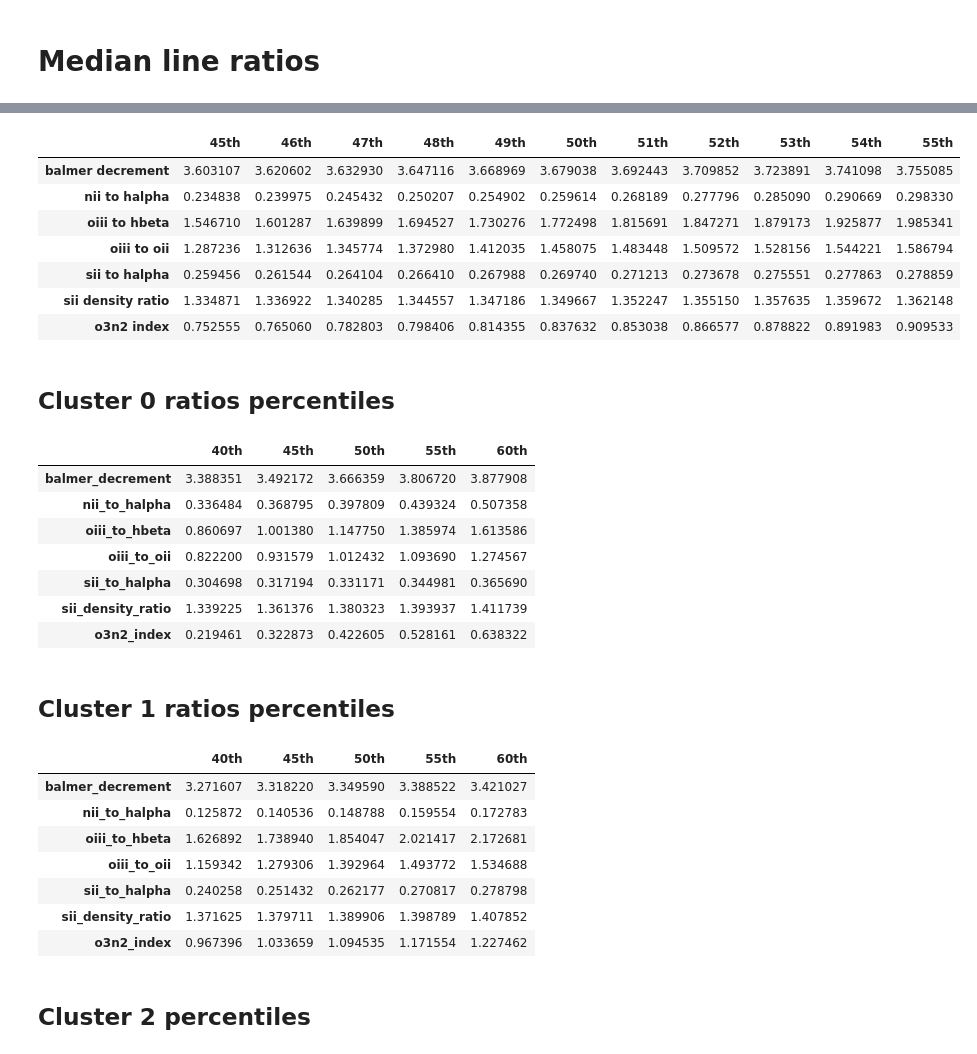
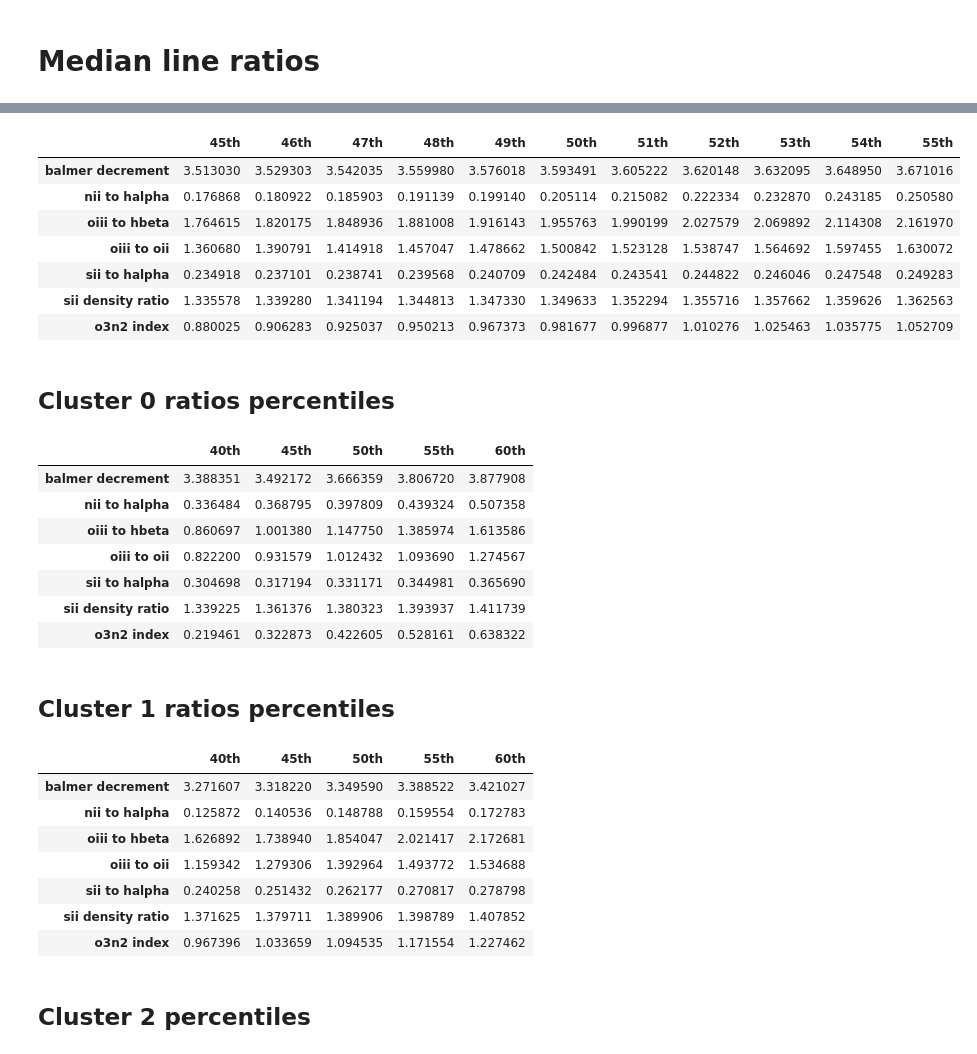
Before and after one commit to ed-ortizm/xai-astronomy, a Jupyter notebook: thesis/04_clustering_xai/03_se_cluster_analysis.ipynb, the cells around one changed output, grey strips where cells are left out. Drawn from its saved outputs; the diff is of its cells as text; code cells hidden in the pictures.

```diff
--- a/thesis/04_clustering_xai/03_se_cluster_analysis.ipynb
+++ b/thesis/04_clustering_xai/03_se_cluster_analysis.ipynb
@@ -616,62 +594,71 @@ median_cluster_ratios_df
 # %%
 percentiles = np.arange(0.45, 0.55, 0.01)
-ratios_percentiles_df = df[SDSS_NEBULAR_LINES_RATIOS_NAMES].quantile(q=percentiles).T
+ratios_percentiles_df = cluster_meta_df[
+    SDSS_NEBULAR_LINES_RATIOS_NAMES
+].quantile(q=percentiles).T
+# ].quantile(q=percentiles)
+
 # map index name by replacing the '_' with ' ' for better readability
-median_cluster_ratios_df.columns = [
-    col.replace("_", " ") for col in median_cluster_ratios_df.columns
-]
 ratios_percentiles_df.index = [
     idx.replace("_", " ") for idx in ratios_percentiles_df.index
 ]
 ratios_percentiles_df.columns = [f"{int(q * 100)}th" for q in percentiles]
 ratios_percentiles_df
 # %% [output]
 |  | 45th | 46th | 47th | 48th | 49th | 50th | 51th | 52th | 53th | 54th | 55th |
-| balmer decrement | 3.603107 | 3.620602 | 3.632930 | 3.647116 | 3.668969 | 3.679038 | 3.692443 | 3.709852 | 3.723891 | 3.741098 | 3.755085 |
-| nii to halpha | 0.234838 | 0.239975 | 0.245432 | 0.250207 | 0.254902 | 0.259614 | 0.268189 | 0.277796 | 0.285090 | 0.290669 | 0.298330 |
-| oiii to hbeta | 1.546710 | 1.601287 | 1.639899 | 1.694527 | 1.730276 | 1.772498 | 1.815691 | 1.847271 | 1.879173 | 1.925877 | 1.985341 |
-| oiii to oii | 1.287236 | 1.312636 | 1.345774 | 1.372980 | 1.412035 | 1.458075 | 1.483448 | 1.509572 | 1.528156 | 1.544221 | 1.586794 |
-| sii to halpha | 0.259456 | 0.261544 | 0.264104 | 0.266410 | 0.267988 | 0.269740 | 0.271213 | 0.273678 | 0.275551 | 0.277863 | 0.278859 |
-| sii density ratio | 1.334871 | 1.336922 | 1.340285 | 1.344557 | 1.347186 | 1.349667 | 1.352247 | 1.355150 | 1.357635 | 1.359672 | 1.362148 |
-| o3n2 index | 0.752555 | 0.765060 | 0.782803 | 0.798406 | 0.814355 | 0.837632 | 0.853038 | 0.866577 | 0.878822 | 0.891983 | 0.909533 |
+| balmer decrement | 3.513030 | 3.529303 | 3.542035 | 3.559980 | 3.576018 | 3.593491 | 3.605222 | 3.620148 | 3.632095 | 3.648950 | 3.671016 |
+| nii to halpha | 0.176868 | 0.180922 | 0.185903 | 0.191139 | 0.199140 | 0.205114 | 0.215082 | 0.222334 | 0.232870 | 0.243185 | 0.250580 |
+| oiii to hbeta | 1.764615 | 1.820175 | 1.848936 | 1.881008 | 1.916143 | 1.955763 | 1.990199 | 2.027579 | 2.069892 | 2.114308 | 2.161970 |
+| oiii to oii | 1.360680 | 1.390791 | 1.414918 | 1.457047 | 1.478662 | 1.500842 | 1.523128 | 1.538747 | 1.564692 | 1.597455 | 1.630072 |
+| sii to halpha | 0.234918 | 0.237101 | 0.238741 | 0.239568 | 0.240709 | 0.242484 | 0.243541 | 0.244822 | 0.246046 | 0.247548 | 0.249283 |
+| sii density ratio | 1.335578 | 1.339280 | 1.341194 | 1.344813 | 1.347330 | 1.349633 | 1.352294 | 1.355716 | 1.357662 | 1.359626 | 1.362563 |
+| o3n2 index | 0.880025 | 0.906283 | 0.925037 | 0.950213 | 0.967373 | 0.981677 | 0.996877 | 1.010276 | 1.025463 | 1.035775 | 1.052709 |
 # %% [markdown]
 ## Cluster 0 ratios percentiles
 # %%
-cluster_mask = df["cluster"] == 0
+cluster_mask = cluster_meta_df["cluster"] == 0
 percentiles = np.arange(0.40, 0.65, 0.05)
-ratios_percentiles_df = df.loc[
+ratios_percentiles_df = cluster_meta_df.loc[
     cluster_mask, SDSS_NEBULAR_LINES_RATIOS_NAMES
 ].quantile(q=percentiles).T
+# map index name by replacing the '_' with ' ' for better readability
+ratios_percentiles_df.index = [
+    idx.replace("_", " ") for idx in ratios_percentiles_df.index
+]
 ratios_percentiles_df.columns = [f"{int(q * 100)}th" for q in percentiles]
 ratios_percentiles_df
 # %% [output]
 |  | 40th | 45th | 50th | 55th | 60th |
-| balmer_decrement | 3.388351 | 3.492172 | 3.666359 | 3.806720 | 3.877908 |
-| nii_to_halpha | 0.336484 | 0.368795 | 0.397809 | 0.439324 | 0.507358 |
-| oiii_to_hbeta | 0.860697 | 1.001380 | 1.147750 | 1.385974 | 1.613586 |
-| oiii_to_oii | 0.822200 | 0.931579 | 1.012432 | 1.093690 | 1.274567 |
-| sii_to_halpha | 0.304698 | 0.317194 | 0.331171 | 0.344981 | 0.365690 |
-| sii_density_ratio | 1.339225 | 1.361376 | 1.380323 | 1.393937 | 1.411739 |
-| o3n2_index | 0.219461 | 0.322873 | 0.422605 | 0.528161 | 0.638322 |
+| balmer decrement | 3.388351 | 3.492172 | 3.666359 | 3.806720 | 3.877908 |
+| nii to halpha | 0.336484 | 0.368795 | 0.397809 | 0.439324 | 0.507358 |
+| oiii to hbeta | 0.860697 | 1.001380 | 1.147750 | 1.385974 | 1.613586 |
+| oiii to oii | 0.822200 | 0.931579 | 1.012432 | 1.093690 | 1.274567 |
+| sii to halpha | 0.304698 | 0.317194 | 0.331171 | 0.344981 | 0.365690 |
+| sii density ratio | 1.339225 | 1.361376 | 1.380323 | 1.393937 | 1.411739 |
+| o3n2 index | 0.219461 | 0.322873 | 0.422605 | 0.528161 | 0.638322 |
 # %% [markdown]
 ## Cluster 1 ratios percentiles
 # %%
-cluster_mask = df["cluster"] == 1
+cluster_mask = cluster_meta_df["cluster"] == 1
 percentiles = np.arange(0.40, 0.65, 0.05)
-ratios_percentiles_df = df.loc[
+ratios_percentiles_df = cluster_meta_df.loc[
     cluster_mask, SDSS_NEBULAR_LINES_RATIOS_NAMES
 ].quantile(q=percentiles).T
+# map index name by replacing the '_' with ' ' for better readability
+ratios_percentiles_df.index = [
+    idx.replace("_", " ") for idx in ratios_percentiles_df.index
+]
 ratios_percentiles_df.columns = [f"{int(q * 100)}th" for q in percentiles]
 ratios_percentiles_df
 # %% [output]
 |  | 40th | 45th | 50th | 55th | 60th |
-| balmer_decrement | 3.271607 | 3.318220 | 3.349590 | 3.388522 | 3.421027 |
-| nii_to_halpha | 0.125872 | 0.140536 | 0.148788 | 0.159554 | 0.172783 |
-| oiii_to_hbeta | 1.626892 | 1.738940 | 1.854047 | 2.021417 | 2.172681 |
-| oiii_to_oii | 1.159342 | 1.279306 | 1.392964 | 1.493772 | 1.534688 |
-| sii_to_halpha | 0.240258 | 0.251432 | 0.262177 | 0.270817 | 0.278798 |
-| sii_density_ratio | 1.371625 | 1.379711 | 1.389906 | 1.398789 | 1.407852 |
-| o3n2_index | 0.967396 | 1.033659 | 1.094535 | 1.171554 | 1.227462 |
+| balmer decrement | 3.271607 | 3.318220 | 3.349590 | 3.388522 | 3.421027 |
+| nii to halpha | 0.125872 | 0.140536 | 0.148788 | 0.159554 | 0.172783 |
+| oiii to hbeta | 1.626892 | 1.738940 | 1.854047 | 2.021417 | 2.172681 |
+| oiii to oii | 1.159342 | 1.279306 | 1.392964 | 1.493772 | 1.534688 |
+| sii to halpha | 0.240258 | 0.251432 | 0.262177 | 0.270817 | 0.278798 |
+| sii density ratio | 1.371625 | 1.379711 | 1.389906 | 1.398789 | 1.407852 |
+| o3n2 index | 0.967396 | 1.033659 | 1.094535 | 1.171554 | 1.227462 |
 # %% [markdown]
 ## Cluster 2 percentiles
 # %%
```
Also changed, not shown: parts of 19 cells of this notebook.
